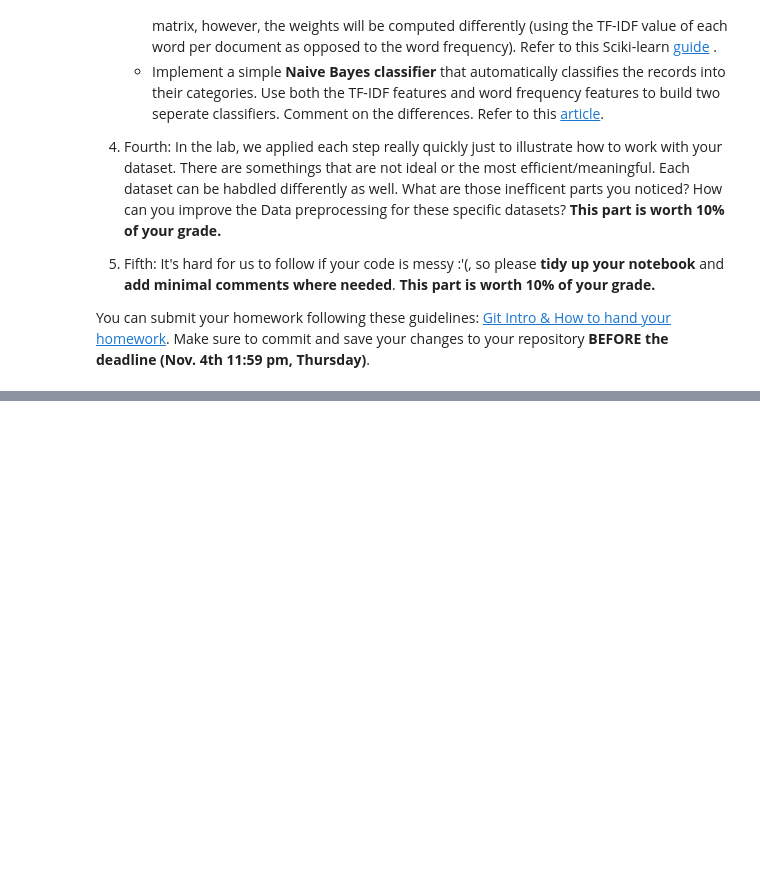
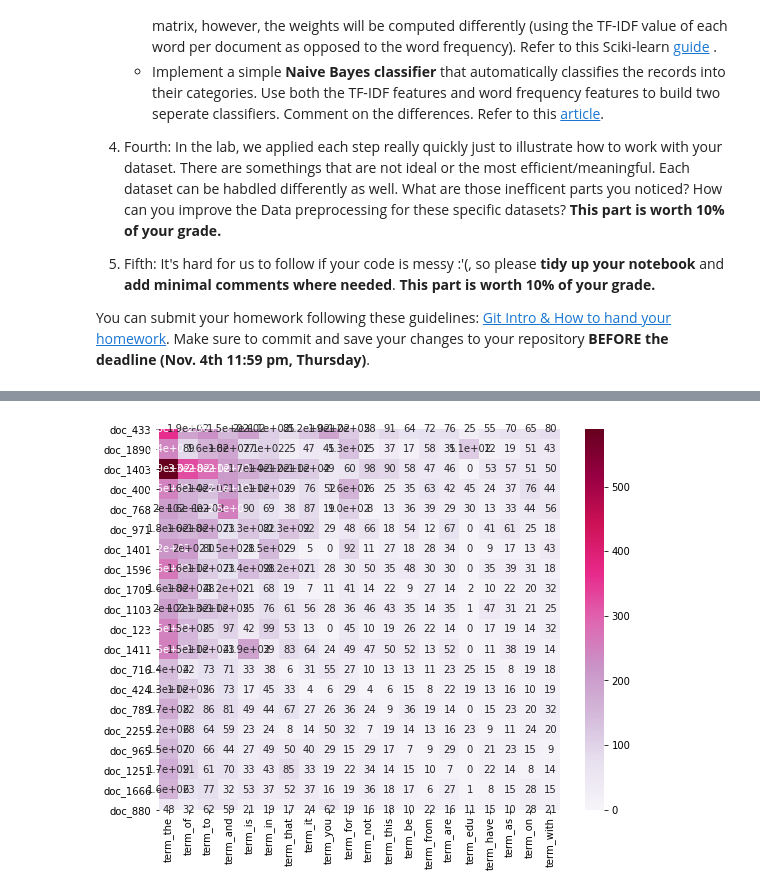
Before and after one commit to yuoriyurica/DM2021-Lab1-Homework, a Jupyter notebook: DM2021-Lab1-Homework.ipynb, the cells around one changed output, grey strips where cells are left out. Cells and saved outputs as stored; diff of their text form; code cells hidden in the pictures; blank space fills up the shorter version.

```diff
--- a/DM2021-Lab1-Homework.ipynb
+++ b/DM2021-Lab1-Homework.ipynb
@@ -35,0 +125,5 @@ You can submit your homework following these guidelines: [Git Intro & How to han
+# %%
+from sklearn.feature_extraction.text import CountVectorizer
+
+count_vect = CountVectorizer()
+X_counts = count_vect.fit_transform(X.text)
@@ -35,0 +140,30 @@ You can submit your homework following these guidelines: [Git Intro & How to han
+# %%
+### **>>> Exercise 11 (take home):**
+import seaborn as sns
+'''
+Since a heatmap of too many elements is generally impossible to read, one choice is to use scatter plot.
+However scatter plots can not represent the term frequency in the document.
+So another way is to carefully select the documents / term to show.
+Here I naively select to show the most frequent N terms and the top N documents that contains the most words.
+'''
+
+# plot_x = ["term_"+str(i) for i in count_vect.get_feature_names()]
+# plot_y = ["doc_"+ str(i) for i in list(X.index)]
+# plot_z = X_counts.toarray()
+
+ind_x = np.argsort(X_counts.toarray().sum(axis=0))[::-1][:20]
+ind_y = np.argsort(X_counts.toarray().sum(axis=1))[::-1][:20]
+
+plot_x = ["term_"+str(i) for i in np.array(count_vect.get_feature_names())[ind_x]]
+plot_y = ["doc_"+ str(i) for i in np.array(list(X.index))[ind_y]]
+plot_z = X_counts.toarray()
+plot_z = plot_z[ind_y, :]
+plot_z = plot_z[:, ind_x]
+
+df_todraw = pd.DataFrame(plot_z, columns = plot_x, index = plot_y)
+plt.subplots(figsize=(9, 7))
+ax = sns.heatmap(df_todraw,
+                 cmap="PuRd",
+                 vmin=np.amin(plot_z), vmax=np.amax(plot_z), annot=True)
+# %% [output]
+[figure, added]
```
Also changed, not shown: parts of 29 cells of this notebook, 6 other files.
